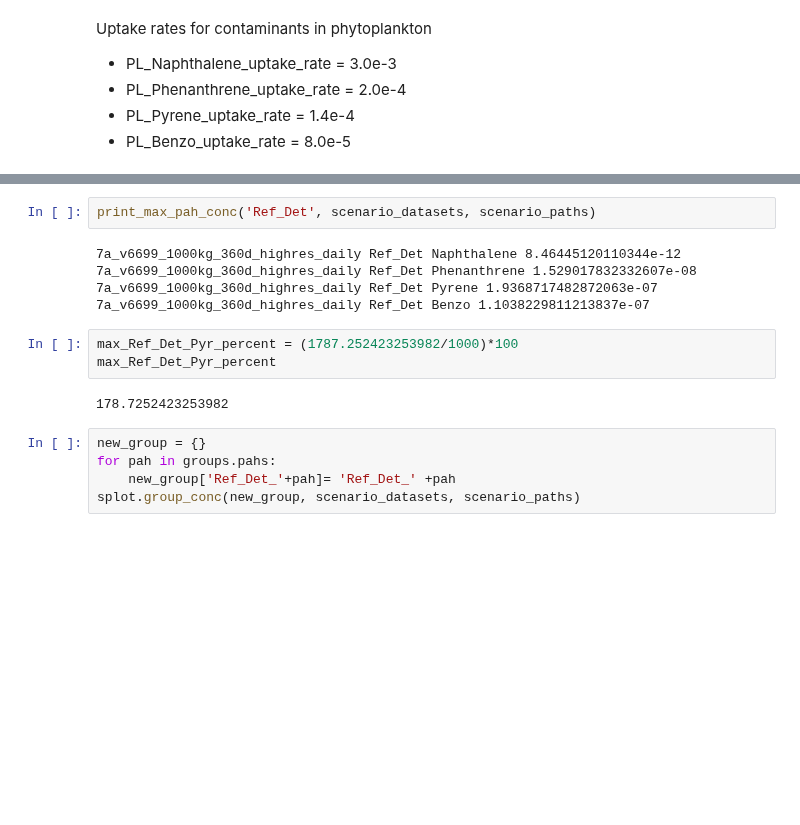
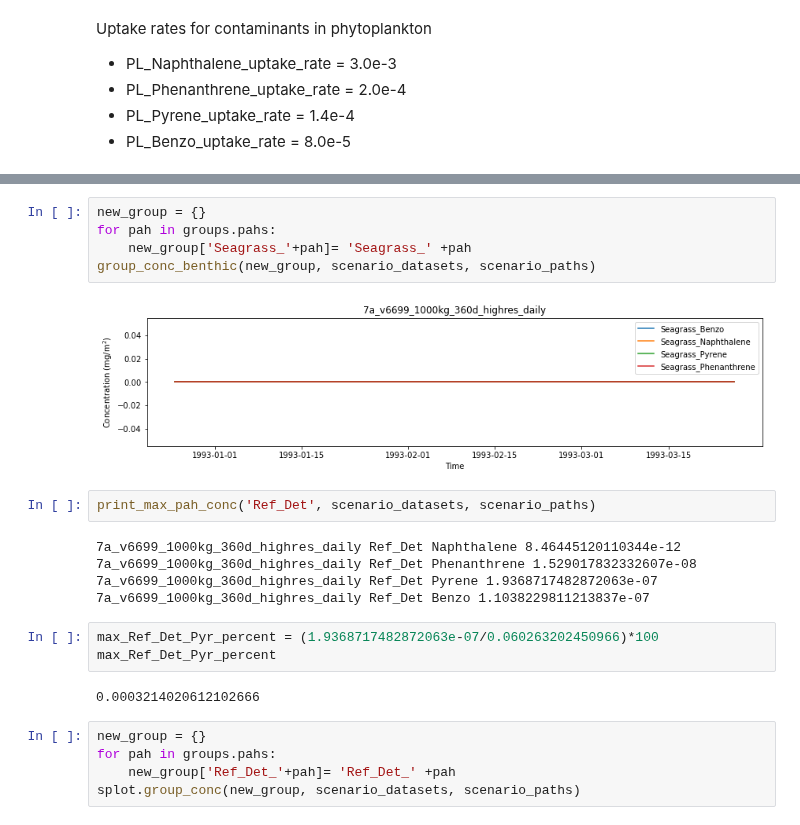
Before and after one commit to SS-Atlantis/analysis-raisha, a Jupyter notebook: notebooks/SSAM-contam-highres.ipynb, the cells around one changed output, grey strips where cells are left out. Cells and saved outputs as stored; diff of their text form; blank space fills up the shorter version.

```diff
--- a/notebooks/SSAM-contam-highres.ipynb
+++ b/notebooks/SSAM-contam-highres.ipynb
@@ -106,3 +166,10 @@ splot.group_conc(new_group, scenario_datasets, scenario_paths)
+# %%
+new_group = {}
+for pah in groups.pahs:
+    new_group['Seagrass_'+pah]= 'Seagrass_' +pah
+group_conc_benthic(new_group, scenario_datasets, scenario_paths)
+# %% [output]
+[figure, added]
 # %%
 print_max_pah_conc('Ref_Det', scenario_datasets, scenario_paths)
 # %% [output]
@@ -110,11 +177,11 @@ print_max_pah_conc('Ref_Det', scenario_datasets, scenario_paths)
 7a_v6699_1000kg_360d_highres_daily Ref_Det Phenanthrene 1.529017832332607e-08
 7a_v6699_1000kg_360d_highres_daily Ref_Det Pyrene 1.9368717482872063e-07
 7a_v6699_1000kg_360d_highres_daily Ref_Det Benzo 1.1038229811213837e-07
-# %%
-max_Ref_Det_Pyr_percent = (1787.252423253982/1000)*100
-max_Ref_Det_Pyr_percent
-# %% [output]
-178.7252423253982
+# %%
+max_Ref_Det_Pyr_percent = (1.9368717482872063e-07/0.060263202450966)*100
+max_Ref_Det_Pyr_percent
+# %% [output]
+0.0003214020612102666
 # %%
 new_group = {}
 for pah in groups.pahs:
```
Also changed, not shown: parts of 9 cells of this notebook.
